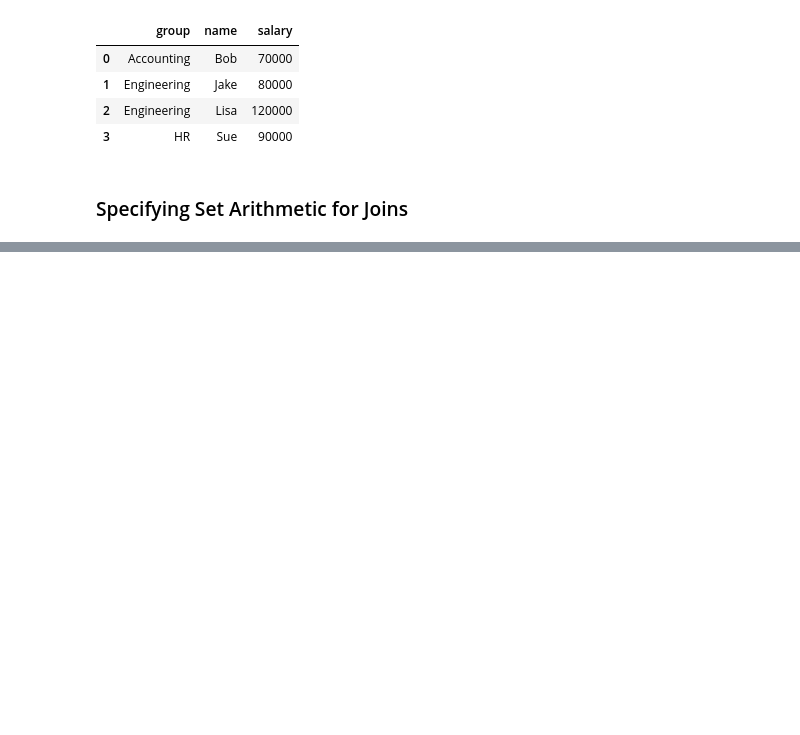
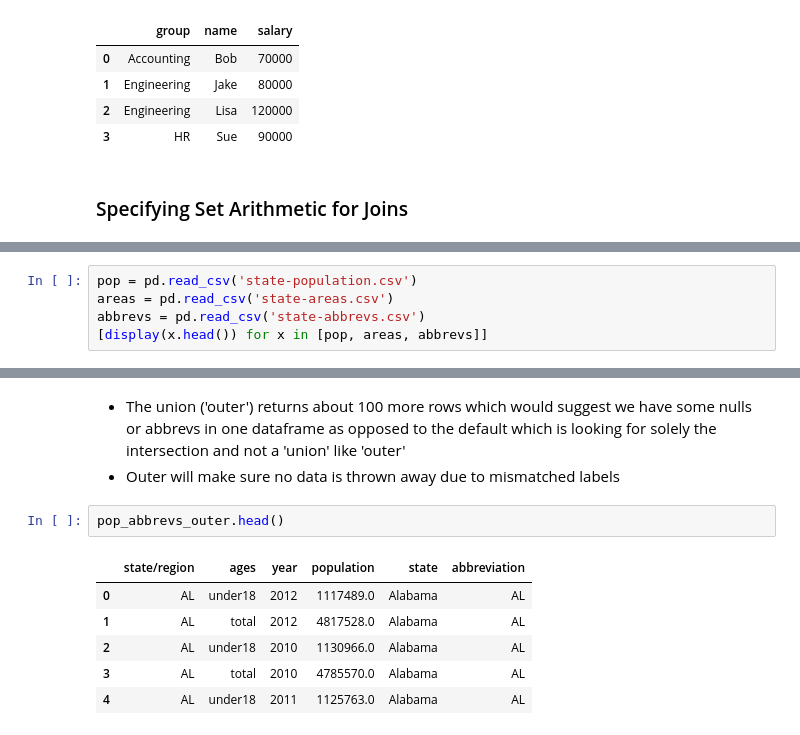
Before and after one commit to craigtrupp/DataScienceHandbook, a Jupyter notebook: Pandas/Combining Datasets (Concat, Append, Merge & Join) - Example US DataSets Pulls with Curl.ipynb, the cells around one changed output, grey strips where cells are left out. Saved outputs shown, nothing was run; the diff lists cells and outputs as text; blank space fills up the shorter version.

```diff
--- a/Pandas/Combining Datasets (Concat & Append).ipynb
+++ b/Pandas/Combining Datasets (Concat, Append, Merge & Join) - Example US DataSets Pulls with Curl.ipynb
@@ -505,0 +632,5 @@ read_csv(filepath_or_buffer: 'FilePath | ReadCsvBuffer[bytes] | ReadCsvBuffer[st
+# %%
+pop = pd.read_csv('state-population.csv')
+areas = pd.read_csv('state-areas.csv')
+abbrevs = pd.read_csv('state-abbrevs.csv')
+[display(x.head()) for x in [pop, areas, abbrevs]]
@@ -505,0 +681,12 @@ read_csv(filepath_or_buffer: 'FilePath | ReadCsvBuffer[bytes] | ReadCsvBuffer[st
+# %% [markdown]
+* The union ('outer') returns about 100 more rows which would suggest we have some nulls or abbrevs in one dataframe as opposed to the default which is looking for solely the intersection and not a 'union' like 'outer'
+* Outer will make sure no data is thrown away due to mismatched labels
+# %%
+pop_abbrevs_outer.head()
+# %% [output]
+|  | state/region | ages | year | population | state | abbreviation |
+| 0 | AL | under18 | 2012 | 1117489.0 | Alabama | AL |
+| 1 | AL | total | 2012 | 4817528.0 | Alabama | AL |
+| 2 | AL | under18 | 2010 | 1130966.0 | Alabama | AL |
+| 3 | AL | total | 2010 | 4785570.0 | Alabama | AL |
+| 4 | AL | under18 | 2011 | 1125763.0 | Alabama | AL |
```
Also changed, not shown: parts of 51 cells of this notebook, 3 other files.
